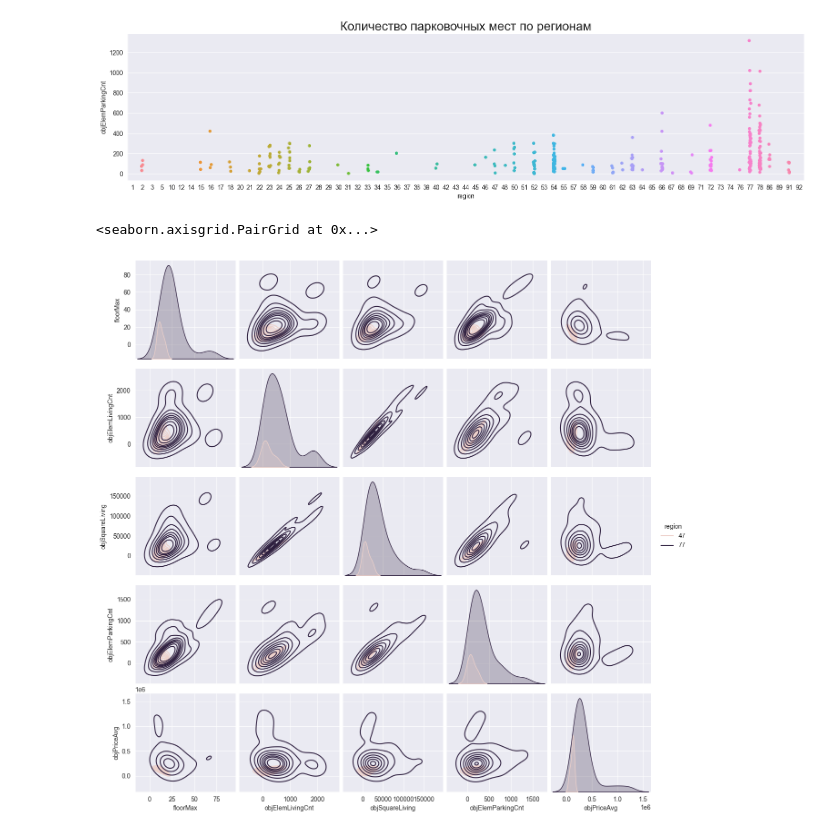
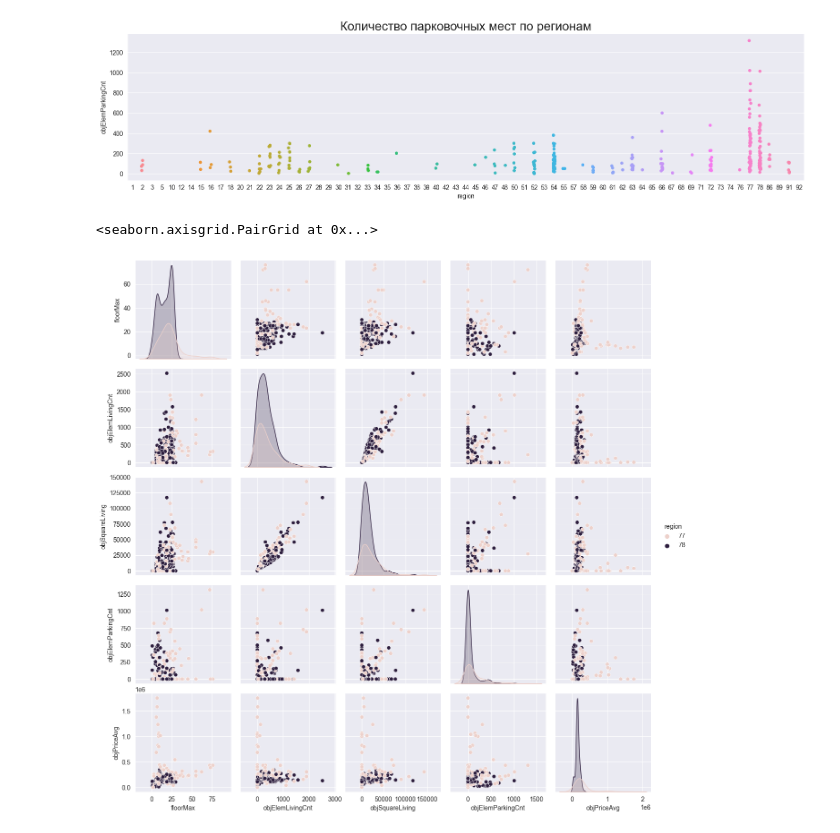
Before and after one commit to YoungBlackWitch/Become-a-data-scientist, a Jupyter notebook: Visyalization of houses.ipynb, the cells around one changed output. Cells and saved outputs as stored; diff of their text form; code cells hidden in the pictures.

```diff
--- a/Visyalization of houses.ipynb
+++ b/Visyalization of houses.ipynb
@@ -29,5 +29,3 @@ data.head()
-# %%
-data = data.replace(0, np.nan)
 # %%
 data = data.dropna()
 # %%
@@ -121,16 +119,16 @@ statistic_region('objElemParkingCnt', data, 'Количество парково
 # %%
 region_set = list(set(data["region"]))
 
 selected_regions = list()
 
 for _ in range(2):
     region = choice(region_set)
     region_set.remove(region)
     selected_regions.append(region)
 
 df = data[data.region.isin(selected_regions)]
 
-sns.pairplot(df, hue="region", plot_kws={"s": 10}, kind = 'kde')
+sns.pairplot(df, hue="region")
 # %% [output]
 <seaborn.axisgrid.PairGrid at 0x...>
-[figure, old version]
+[figure, new version]
```
Also changed, not shown: parts of 2 cells of this notebook.
